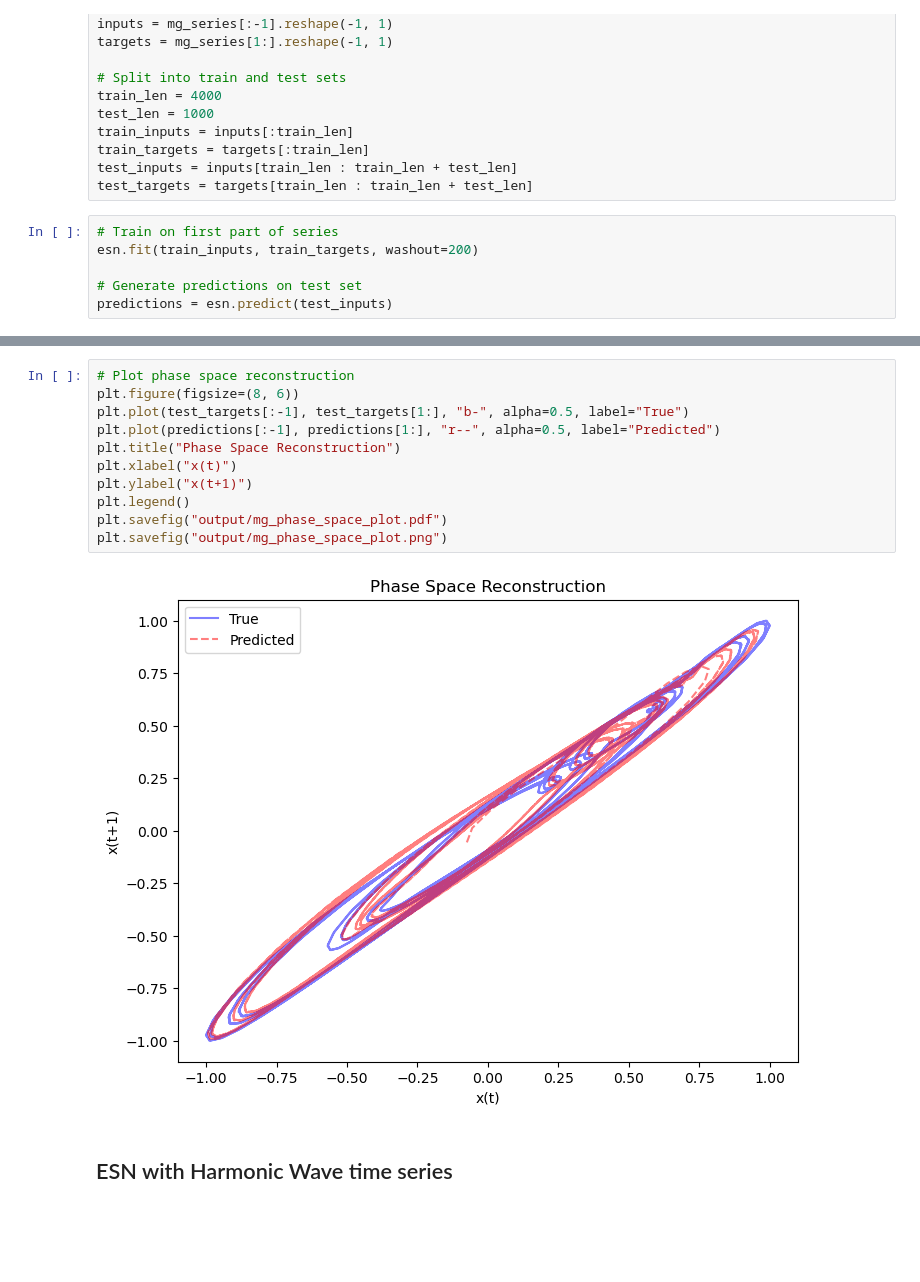
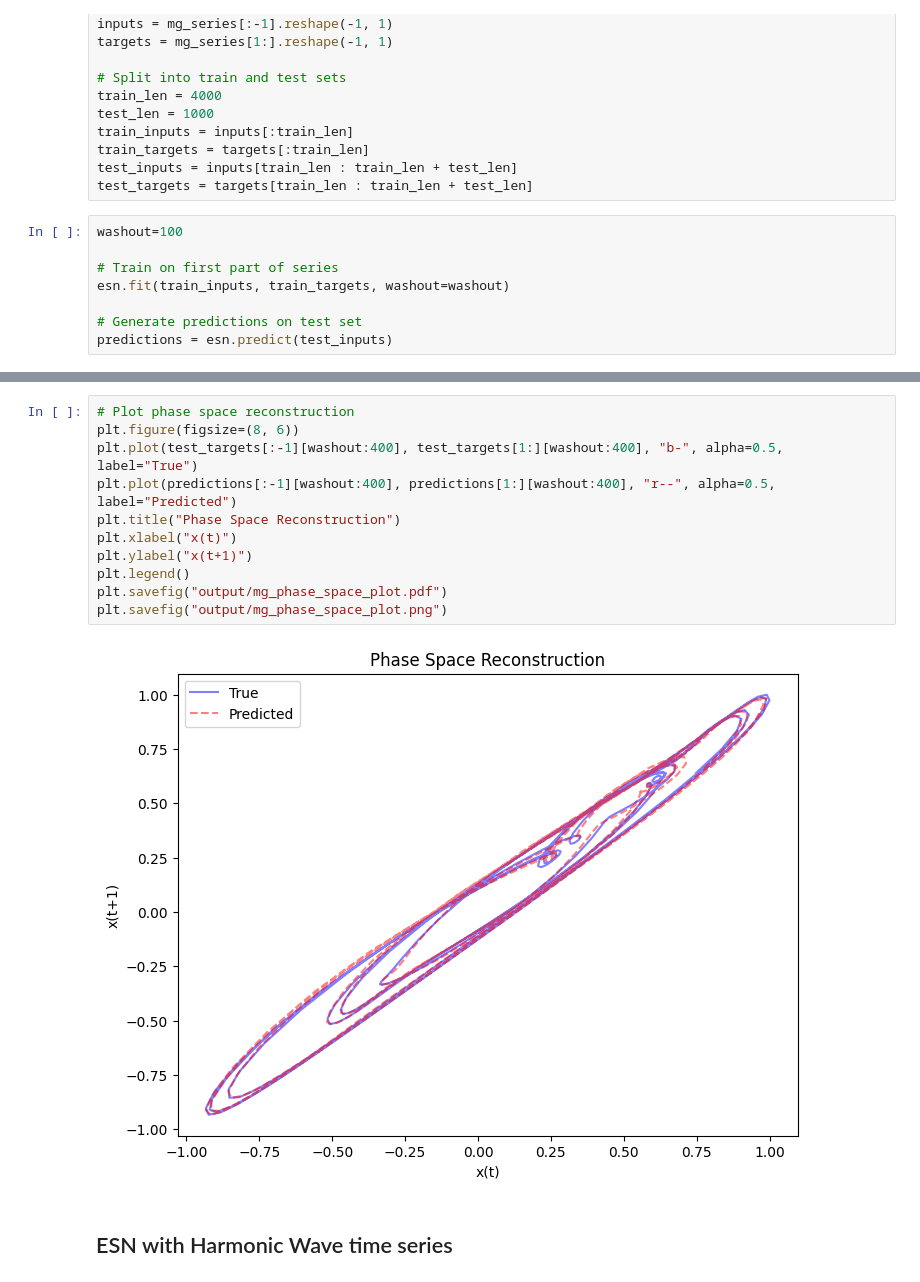
Before and after one commit to TMKamsma/Pyontronics, a Jupyter notebook: demo.ipynb, the cells around one changed output, grey strips where cells are left out. Drawn from its saved outputs; the diff is of its cells as text; blank space fills up the shorter version.

```diff
--- a/demo.ipynb
+++ b/demo.ipynb
@@ -63,8 +63,10 @@ train_targets = targets[:train_len]
 test_inputs = inputs[train_len : train_len + test_len]
 test_targets = targets[train_len : train_len + test_len]
 # %%
+washout=100
+
 # Train on first part of series
-esn.fit(train_inputs, train_targets, washout=200)
+esn.fit(train_inputs, train_targets, washout=washout)
 
 # Generate predictions on test set
 predictions = esn.predict(test_inputs)
@@ -89,16 +91,16 @@ plt.savefig("output/mg_prediction_plot.png")
 # %%
 # Plot phase space reconstruction
 plt.figure(figsize=(8, 6))
-plt.plot(test_targets[:-1], test_targets[1:], "b-", alpha=0.5, label="True")
-plt.plot(predictions[:-1], predictions[1:], "r--", alpha=0.5, label="Predicted")
+plt.plot(test_targets[:-1][washout:400], test_targets[1:][washout:400], "b-", alpha=0.5, label="True")
+plt.plot(predictions[:-1][washout:400], predictions[1:][washout:400], "r--", alpha=0.5, label="Predicted")
 plt.title("Phase Space Reconstruction")
 plt.xlabel("x(t)")
 plt.ylabel("x(t+1)")
 plt.legend()
 plt.savefig("output/mg_phase_space_plot.pdf")
 plt.savefig("output/mg_phase_space_plot.png")
 # %% [output]
-[figure, old version]
+[figure, new version]
 # %% [markdown]
 ## ESN with Harmonic Wave time series
 # %%
```
Also changed, not shown: parts of 12 cells of this notebook, 2 other files.
